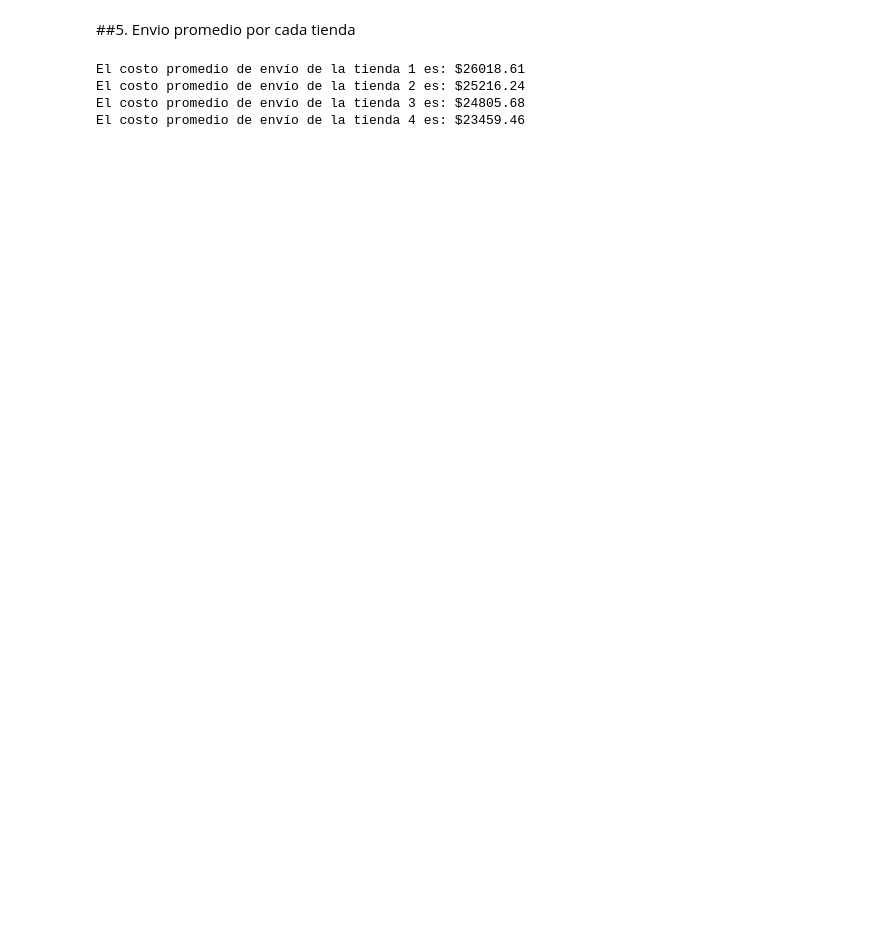
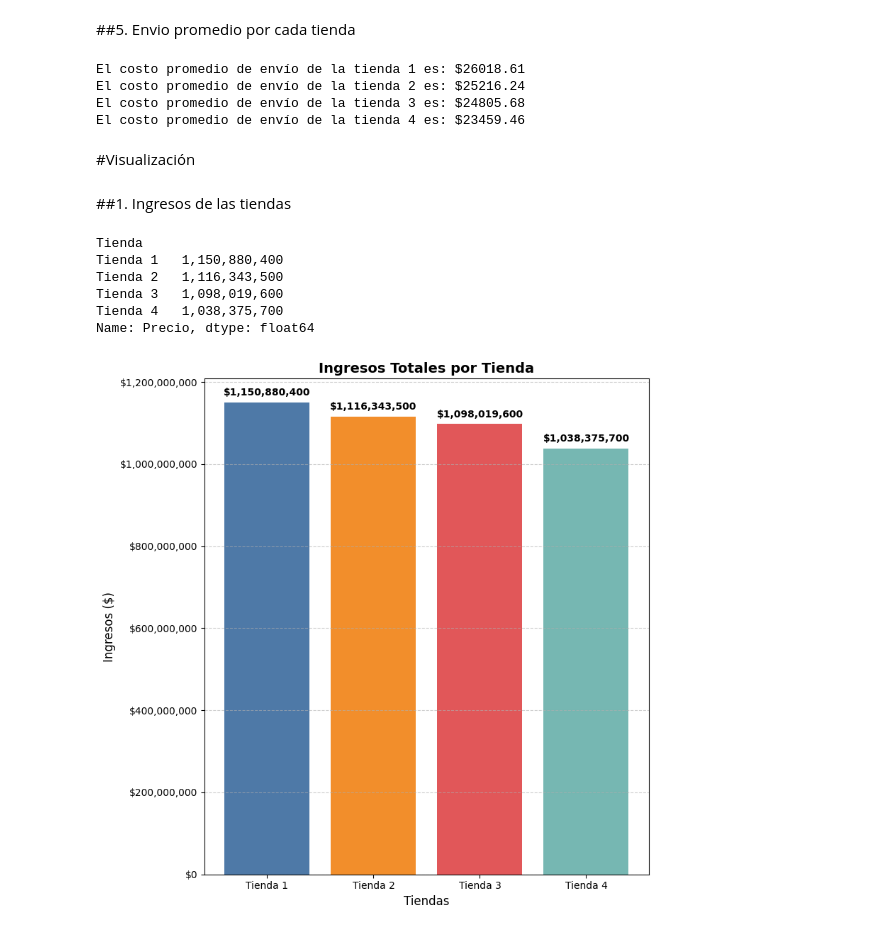
Before and after one commit to CatalinaOrtegha/Challenge-Data-Science-Alura-Store, a Jupyter notebook: Challenge_Data_Science.ipynb, the cells around one changed output. Saved outputs shown, nothing was run; the diff lists cells and outputs as text; code cells hidden in the pictures; blank space fills up the shorter version.

Commit message:
Actualización de la variable lista_tiendas, adición de los productos con mayores/menores ingresos e incorporación de gráficos a través de matplotlib

```diff
--- a/Challenge_Data_Science.ipynb
+++ b/Challenge_Data_Science.ipynb
@@ -219,3 +287,7 @@ El costo promedio de envío de la tienda 1 es: $26018.61
 El costo promedio de envío de la tienda 2 es: $25216.24
 El costo promedio de envío de la tienda 3 es: $24805.68
 El costo promedio de envío de la tienda 4 es: $23459.46
+# %% [markdown]
+#Visualización
+# %% [markdown]
+##1. Ingresos de las tiendas
@@ -221,0 +300,54 @@ El costo promedio de envío de la tienda 4 es: $23459.46
+# %%
+# Agregar nombre de tienda a cada DataFrame (creamos la columna tienda para identificar)
+tienda1["Tienda"] = "Tienda 1"
+tienda2["Tienda"] = "Tienda 2"
+tienda3["Tienda"] = "Tienda 3"
+tienda4["Tienda"] = "Tienda 4"
+
+# Unir todos los DataFrames
+tiendas = pd.concat([tienda1, tienda2, tienda3, tienda4], ignore_index=True)
+
+#Creacion del grafico
+
+ingresos_por_tienda = tiendas.groupby("Tienda")["Precio"].sum().sort_values(ascending=False)
+print(ingresos_por_tienda)
+
+plt.figure(figsize=(8,8))
+barras = plt.bar(
+    ingresos_por_tienda.index,
+    ingresos_por_tienda.values,
+    color=["#4E79A7", "#F28E2B", "#E15759", "#76B7B2"],
+)
+
+# Títulos
+plt.title("Ingresos Totales por Tienda", fontsize=14, fontweight='bold')
+plt.xlabel("Tiendas", fontsize=12)
+plt.ylabel("Ingresos ($)", fontsize=12)
+
+# Mostrar valores completos en el eje Y (sin notación científica)
+plt.gca().yaxis.set_major_formatter(ticker.StrMethodFormatter('${x:,.0f}'))
+
+# Añadir valores encima de cada barra
+for barra in barras:
+    plt.text(
+        barra.get_x() + barra.get_width()/2,
+        barra.get_height() + max(ingresos_por_tienda)*0.01,
+        f"${barra.get_height():,.0f}",
+        ha='center',
+        va='bottom',
+        fontsize=10,
+        fontweight='bold'
+    )
+
+# Cuadrícula y ajuste
+plt.grid(axis='y', linestyle='--', alpha=0.6)
+plt.tight_layout()
+plt.show()
+# %% [output]
+Tienda
+Tienda 1   1,150,880,400
+Tienda 2   1,116,343,500
+Tienda 3   1,098,019,600
+Tienda 4   1,038,375,700
+Name: Precio, dtype: float64
+[figure, added]
```
Also changed, not shown: parts of 19 cells of this notebook.
